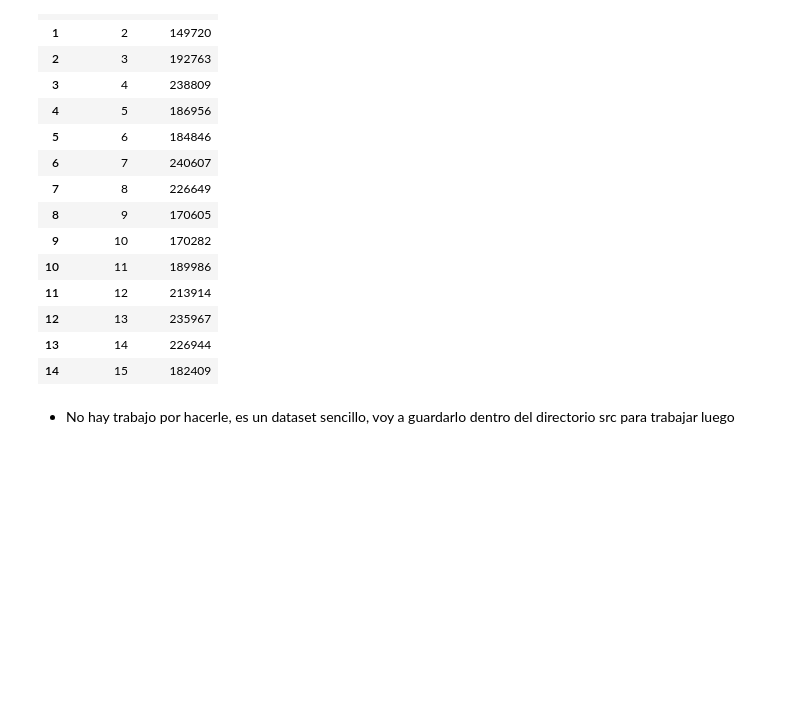
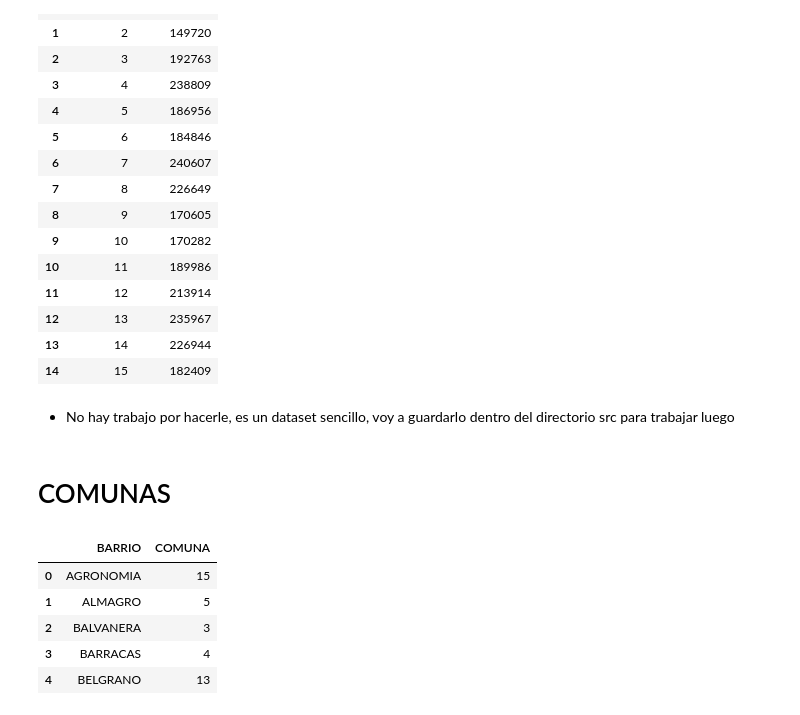
Before and after one commit to Joaqrz/Proyecto-Individual-2, a Jupyter notebook: EDA.ipynb, the cells around one changed output. Cells and saved outputs as stored; diff of their text form; code cells hidden in the pictures; blank space fills up the shorter version.

```diff
--- a/EDA.ipynb
+++ b/EDA.ipynb
@@ -469,3 +491,16 @@ Poblacion.head(15)
 * No hay trabajo por hacerle, es un dataset sencillo, voy a guardarlo dentro del directorio src para trabajar luego
 # %%
 #Poblacion.to_csv('src/Poblacion.csv')
+# %% [markdown]
+# COMUNAS
+# %%
+#Traigo el dataset de comunas
+Barrios = pd.DataFrame(pd.read_csv('raw/Barrios_por_comuna.csv'))
+Barrios.head()
+# %% [output]
+|  | BARRIO | COMUNA |
+| 0 | AGRONOMIA | 15 |
+| 1 | ALMAGRO | 5 |
+| 2 | BALVANERA | 3 |
+| 3 | BARRACAS | 4 |
+| 4 | BELGRANO | 13 |
```
Also changed, not shown: parts of 5 cells of this notebook, 13 other files.
